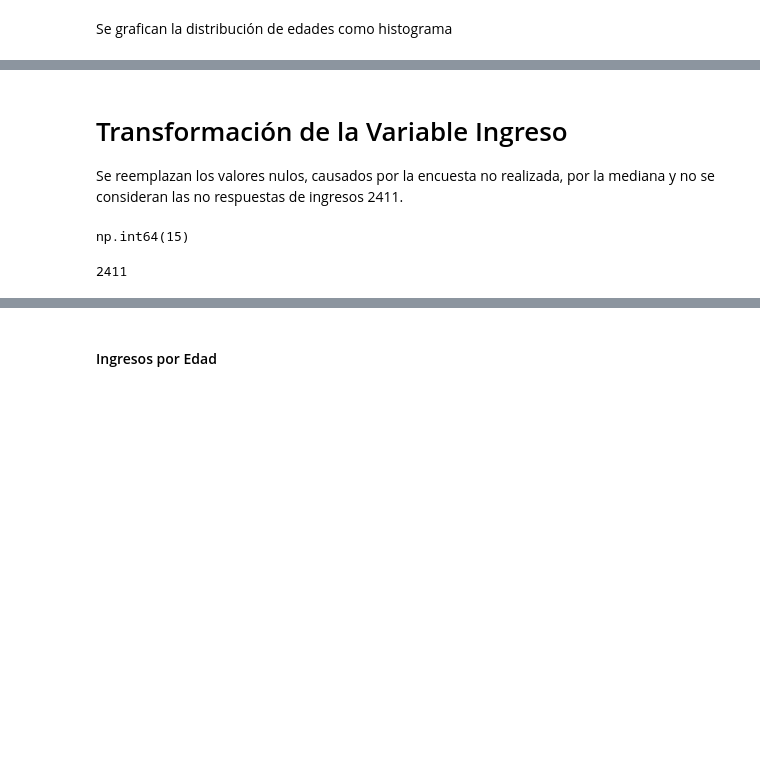
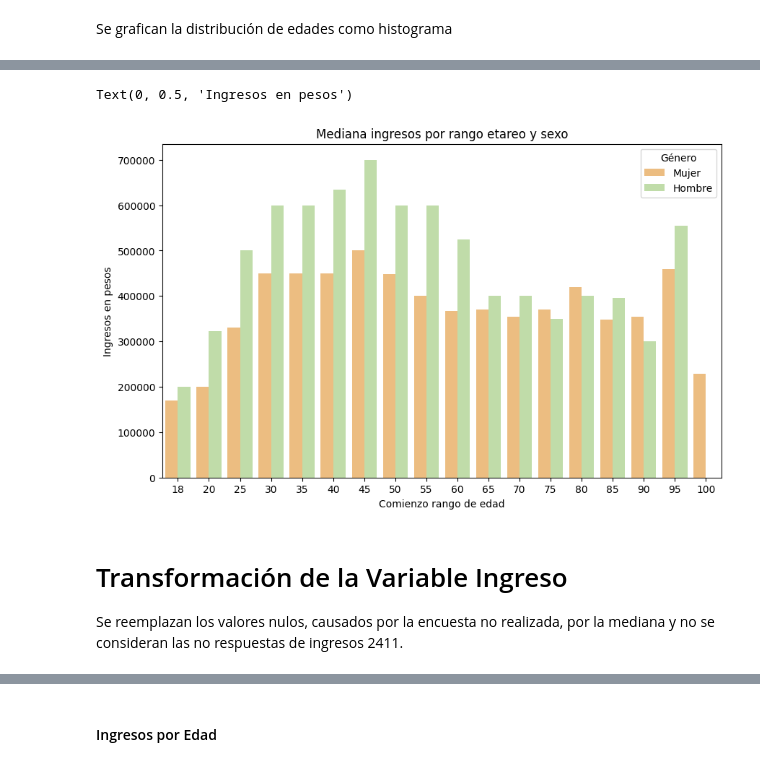
Before and after one commit to LMatiPerez/AnalisisDeDatosI_G5, a Jupyter notebook: graficos_grupo_5.ipynb, the cells around one changed output, grey strips where cells are left out. Cells and saved outputs as stored; diff of their text form; code cells hidden in the pictures; blank space fills up the shorter version.

```diff
--- a/graficos_grupo_5.ipynb
+++ b/graficos_grupo_5.ipynb
@@ -80,0 +114,10 @@ plt.show()
+# %%
+q1 = alcance["ingreso"].quantile(.25)
+q3 = alcance["ingreso"].quantile(.75)
+iqr = q3-q1
+mn = q1 -1.5*iqr
+mx = q3 +1.5*iqr
+print(mn, mx)
+alcance_no_outliers = alcance[(alcance["ingreso"]>=mn)&(alcance["ingreso"]<=mx)]
+alcance_no_outliers=pd.merge(alcance_no_outliers, estado, on="estado_actividad", how="inner")
+alcance_no_outliers=pd.merge(alcance_no_outliers, nivel_educativo, on="nivel_educativo", how="inner")
@@ -80,0 +126,23 @@ plt.show()
+# %%
+
+alcance_no_outliers.loc[alcance_no_outliers["edad"]<20,"Grupo Edad"] = 18
+alcance_no_outliers.loc[(alcance_no_outliers["edad"]>=20)&(alcance_no_outliers["edad"]<25),"Grupo Edad"] = 20
+alcance_no_outliers.loc[(alcance_no_outliers["edad"]>=25)&(alcance_no_outliers["edad"]<30),"Grupo Edad"] = 25
+alcance_no_outliers.loc[(alcance_no_outliers["edad"]>=30)&(alcance_no_outliers["edad"]<35),"Grupo Edad"] = 30
+alcance_no_outliers.loc[(alcance_no_outliers["edad"]>=35)&(alcance_no_outliers["edad"]<40),"Grupo Edad"] = 35
+alcance_no_outliers.loc[(alcance_no_outliers["edad"]>=40)&(alcance_no_outliers["edad"]<45),"Grupo Edad"] = 40
+alcance_no_outliers.loc[(alcance_no_outliers["edad"]>=45)&(alcance_no_outliers["edad"]<50),"Grupo Edad"] = 45
+alcance_no_outliers.loc[(alcance_no_outliers["edad"]>=50)&(alcance_no_outliers["edad"]<55),"Grupo Edad"] = 50
+alcance_no_outliers.loc[(alcance_no_outliers["edad"]>=55)&(alcance_no_outliers["edad"]<60),"Grupo Edad"] = 55
+alcance_no_outliers.loc[(alcance_no_outliers["edad"]>=60)&(alcance_no_outliers["edad"]<65),"Grupo Edad"] = 60
+alcance_no_outliers.loc[(alcance_no_outliers["edad"]>=65)&(alcance_no_outliers["edad"]<70),"Grupo Edad"] = 65
+alcance_no_outliers.loc[(alcance_no_outliers["edad"]>=70)&(alcance_no_outliers["edad"]<75),"Grupo Edad"] = 70
+alcance_no_outliers.loc[(alcance_no_outliers["edad"]>=75)&(alcance_no_outliers["edad"]<80),"Grupo Edad"] = 75
+alcance_no_outliers.loc[(alcance_no_outliers["edad"]>=80)&(alcance_no_outliers["edad"]<85),"Grupo Edad"] = 80
+alcance_no_outliers.loc[(alcance_no_outliers["edad"]>=85)&(alcance_no_outliers["edad"]<90),"Grupo Edad"] = 85
+alcance_no_outliers.loc[(alcance_no_outliers["edad"]>=90)&(alcance_no_outliers["edad"]<95),"Grupo Edad"] = 90
+alcance_no_outliers.loc[(alcance_no_outliers["edad"]>=95)&(alcance_no_outliers["edad"]<100),"Grupo Edad"] = 95
+alcance_no_outliers.loc[(alcance_no_outliers["edad"]>=100)&(alcance_no_outliers["edad"]<105),"Grupo Edad"] = 100
+
+alcance_no_outliers.loc[alcance_no_outliers["sexo"]==1, "Género"] = "Hombre"
+alcance_no_outliers.loc[alcance_no_outliers["sexo"]==2, "Género"] = "Mujer"
@@ -81,11 +172,17 @@ plt.show()
+# %%
+plt.figure(figsize=(10,6))
+
+g=sns.barplot(alcance_no_outliers, x="Grupo Edad", y="ingreso", hue="Género", estimator="median", errorbar=None,palette="Spectral")
+# plt.xticks(rotation=90, ticks=[18, 20, 25, 30, 35, 40, 45, 50, 55, 60, 65, 70, 75, 80, 85, 90,95, 100], labels=["[18,20)","[20,25)","[25,30)","[30,35)","[35,40)","[40,45)","[45,50)","[50,55)","[55,60)","[60,65)","[65,70)","[70,75)","[75,80)","[80,85)","[85,90)","[90,95)","[95,100)","[100,105)"])
+# plt.legend(labels=["Hombre", "Mujer"])
+# plt.xticks()
+plt.title("Mediana ingresos por rango etareo y sexo")
+plt.xlabel("Comienzo rango de edad")
+plt.ylabel("Ingresos en pesos")
+# g.errorbar()
+# %% [output]
+Text(0, 0.5, 'Ingresos en pesos')
+[figure, added]
 # %% [markdown]
 # Transformación de la Variable Ingreso
 Se reemplazan los valores nulos, causados por la encuesta no realizada, por la mediana y no se consideran las no respuestas de ingresos 2411.
-# %%
-personas["ingreso"].isnull().sum()
-# %% [output]
-np.int64(15)
-# %%
-len(personas[personas["ingreso"]==-9])
-# %% [output]
-2411
```
Also changed, not shown: parts of 14 cells of this notebook, 1 other file.
